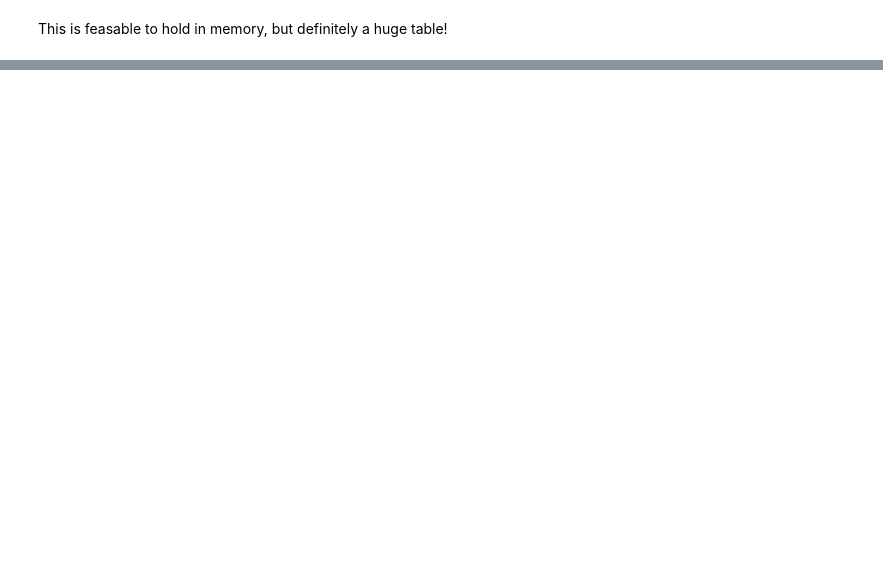
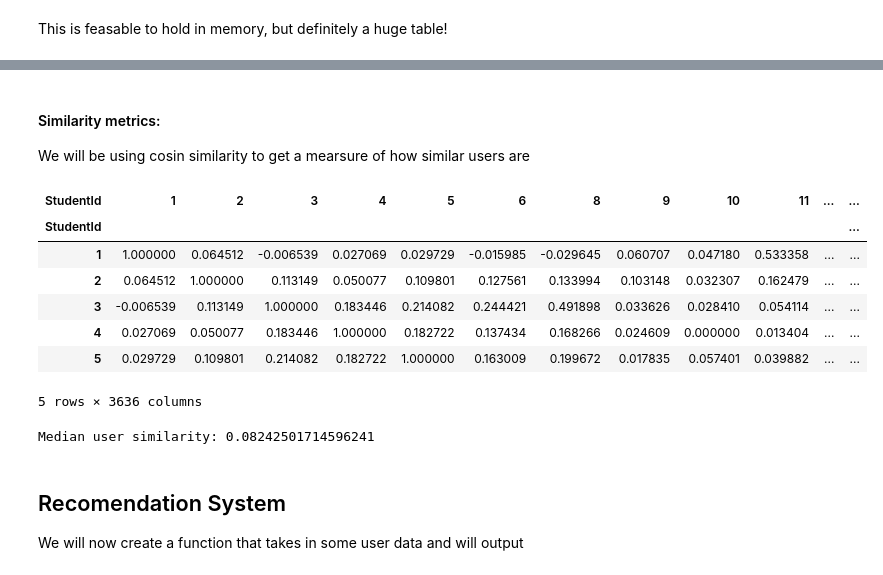
Before and after one commit to jahoon1998/CU-Boulder-CSCI-5502-Data-Mining, a Jupyter notebook: content-based-filtering/User-User-Content-Based.ipynb, the cells around one changed output, grey strips where cells are left out. Drawn from its saved outputs; the diff is of its cells as text; code cells hidden in the pictures; blank space fills up the shorter version.

Commit message:
Finished matrix generation

```diff
--- a/content-based-filtering/User-User-Content-Based.ipynb
+++ b/content-based-filtering/User-User-Content-Based.ipynb
@@ -176,2 +176,6 @@ Assuming we store a float at each point for the score our table will occupy: 0.4
 # %% [markdown]
 This is feasable to hold in memory, but definitely a huge table!
+# %%
+training_matrix = training_data.pivot_table(index="StudentId", columns="CourseId", values="Score")
+print('Sample courses taken by the first student in our matrix, because the matrix is incredibly sparse\n', training_matrix.iloc[0].dropna())
+display(training_matrix.head(5))
@@ -177,0 +208,5 @@ This is feasable to hold in memory, but definitely a huge table!
+# %%
+train_mat_norm = training_matrix.subtract(training_matrix.mean(axis=1), axis='rows')
+train_mat_norm = train_mat_norm.divide(train_mat_norm.max(axis=1) * 2, axis='rows')
+train_mat_norm = train_mat_norm.add(.5)
+print('Sample courses taken by the first student in our matrix, because the matrix is incredibly sparse\n', train_mat_norm.iloc[0].dropna())
@@ -177,0 +228,22 @@ This is feasable to hold in memory, but definitely a huge table!
+# %% [markdown]
+#### Similarity metrics:
+We will be using cosin similarity to get a mearsure of how similar users are
+# %%
+student_similarity = pd.DataFrame(cosine_similarity(train_mat_norm.fillna(0)), index=train_mat_norm.index, columns=train_mat_norm.index)
+display(student_similarity.head(5))
+# %% [output]
+| StudentId | 1 | 2 | 3 | 4 | 5 | 6 | 8 | 9 | 10 | 11 | ... | ... |
+| StudentId |  |  |  |  |  |  |  |  |  |  |  | ... |
+| 1 | 1.000000 | 0.064512 | -0.006539 | 0.027069 | 0.029729 | -0.015985 | -0.029645 | 0.060707 | 0.047180 | 0.533358 | ... | ... |
+| 2 | 0.064512 | 1.000000 | 0.113149 | 0.050077 | 0.109801 | 0.127561 | 0.133994 | 0.103148 | 0.032307 | 0.162479 | ... | ... |
+| 3 | -0.006539 | 0.113149 | 1.000000 | 0.183446 | 0.214082 | 0.244421 | 0.491898 | 0.033626 | 0.028410 | 0.054114 | ... | ... |
+| 4 | 0.027069 | 0.050077 | 0.183446 | 1.000000 | 0.182722 | 0.137434 | 0.168266 | 0.024609 | 0.000000 | 0.013404 | ... | ... |
+| 5 | 0.029729 | 0.109801 | 0.214082 | 0.182722 | 1.000000 | 0.163009 | 0.199672 | 0.017835 | 0.057401 | 0.039882 | ... | ... |
+5 rows × 3636 columns
+# %%
+print('Median user similarity:', student_similarity.median().mean())
+# %% [output]
+Median user similarity: 0.08242501714596241
+# %% [markdown]
+## Recomendation System
+We will now create a function that takes in some user data and will output
```
Also changed, not shown: parts of 5 cells of this notebook.
